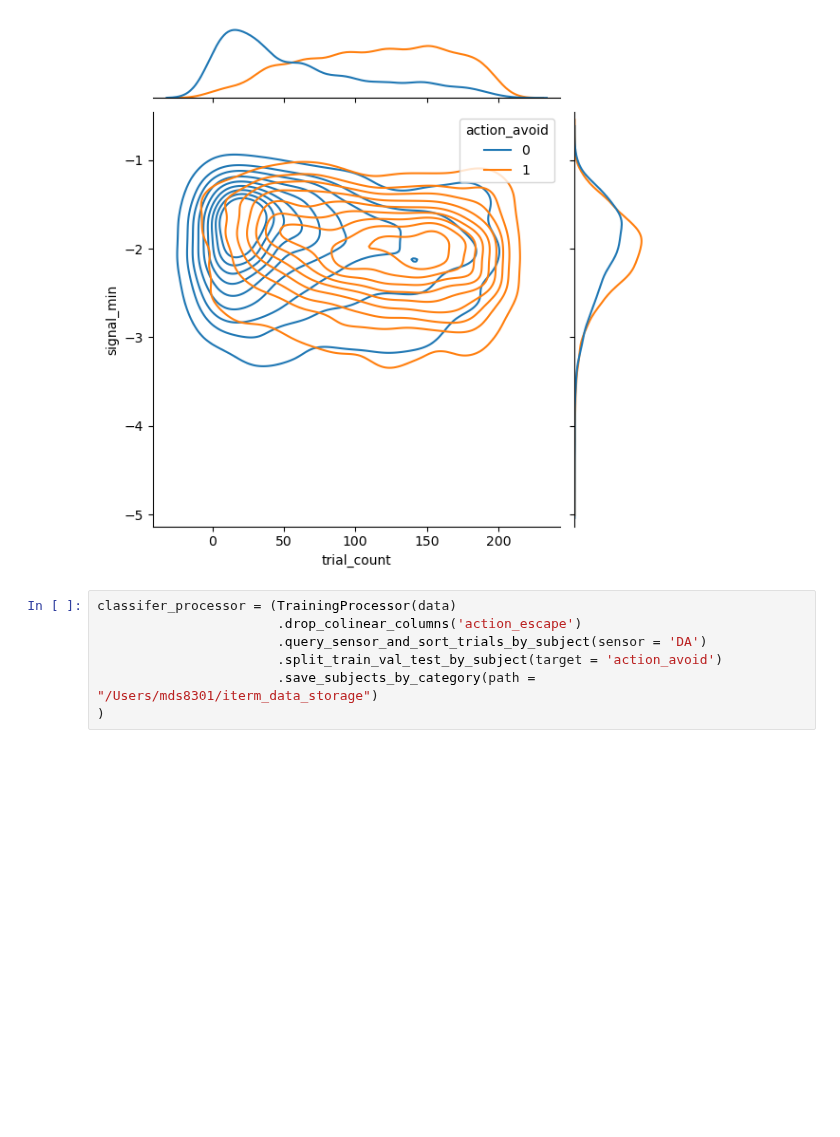
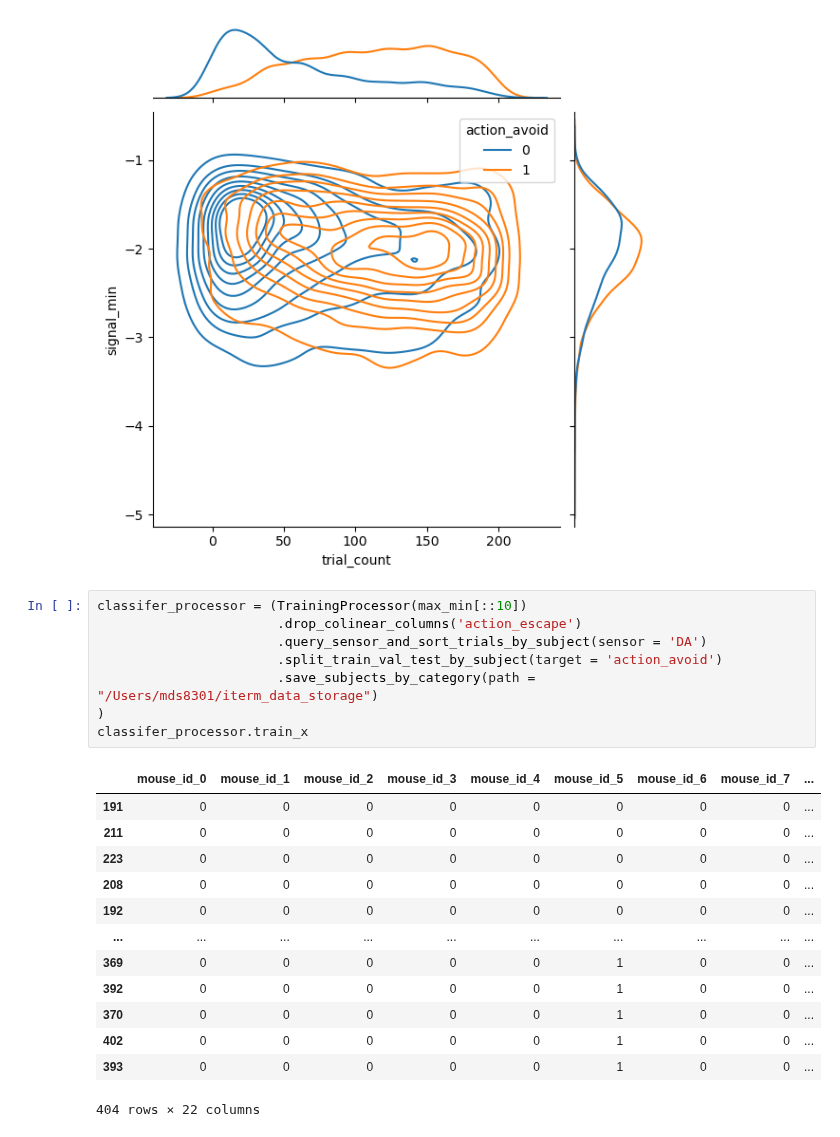
Before and after one commit to Mschaid/ENIGMA, a Jupyter notebook: notebooks/development/classifier_01.ipynb, the cells around one changed output. Saved outputs shown, nothing was run; the diff lists cells and outputs as text; blank space fills up the shorter version.

```diff
--- a/notebooks/development/classifier_01.ipynb
+++ b/notebooks/development/classifier_01.ipynb
@@ -107,9 +107,24 @@ sns.jointplot(
 <seaborn.axisgrid.JointGrid at 0x...>
 [figure]
 # %%
-classifer_processor = (TrainingProcessor(data)
+classifer_processor = (TrainingProcessor(max_min[::10])
                        .drop_colinear_columns('action_escape')
                        .query_sensor_and_sort_trials_by_subject(sensor = 'DA')
                        .split_train_val_test_by_subject(target = 'action_avoid')
                        .save_subjects_by_category(path = "/Users/mds8301/iterm_data_storage")
 )
+classifer_processor.train_x
+# %% [output]
+|  | mouse_id_0 | mouse_id_1 | mouse_id_2 | mouse_id_3 | mouse_id_4 | mouse_id_5 | mouse_id_6 | mouse_id_7 | ... |
+| 191 | 0 | 0 | 0 | 0 | 0 | 0 | 0 | 0 | ... |
+| 211 | 0 | 0 | 0 | 0 | 0 | 0 | 0 | 0 | ... |
+| 223 | 0 | 0 | 0 | 0 | 0 | 0 | 0 | 0 | ... |
+| 208 | 0 | 0 | 0 | 0 | 0 | 0 | 0 | 0 | ... |
+| 192 | 0 | 0 | 0 | 0 | 0 | 0 | 0 | 0 | ... |
+| ... | ... | ... | ... | ... | ... | ... | ... | ... | ... |
+| 369 | 0 | 0 | 0 | 0 | 0 | 1 | 0 | 0 | ... |
+| 392 | 0 | 0 | 0 | 0 | 0 | 1 | 0 | 0 | ... |
+| 370 | 0 | 0 | 0 | 0 | 0 | 1 | 0 | 0 | ... |
+| 402 | 0 | 0 | 0 | 0 | 0 | 1 | 0 | 0 | ... |
+| 393 | 0 | 0 | 0 | 0 | 0 | 1 | 0 | 0 | ... |
+404 rows × 22 columns
```
Also changed, not shown: parts of 1 cell of this notebook, 1 other file.
